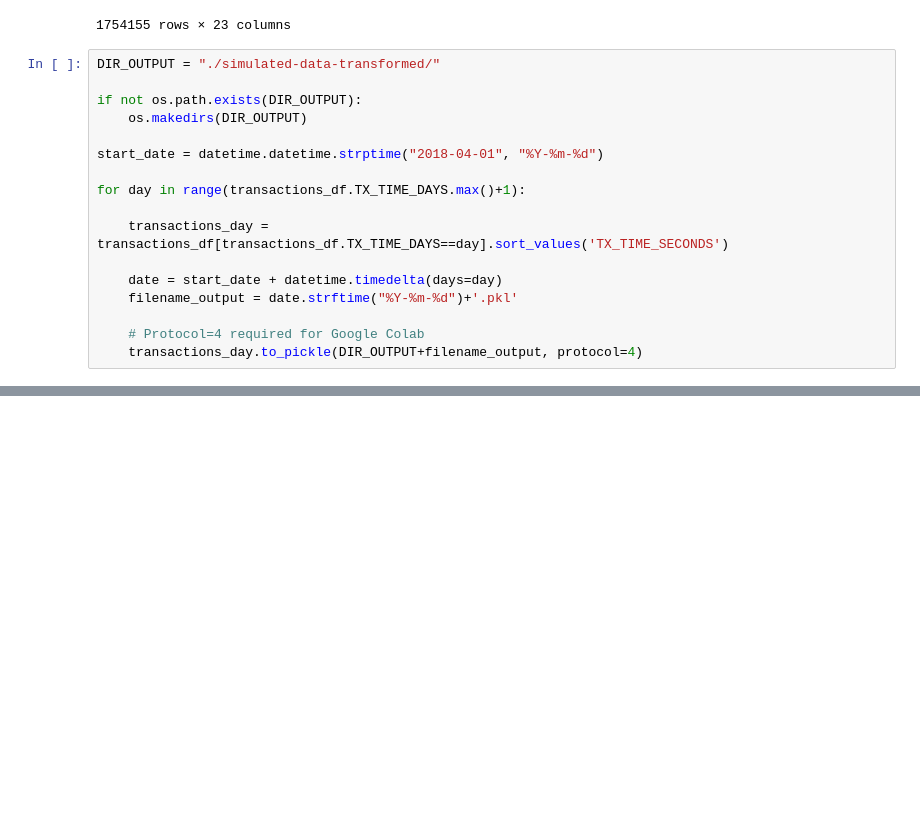
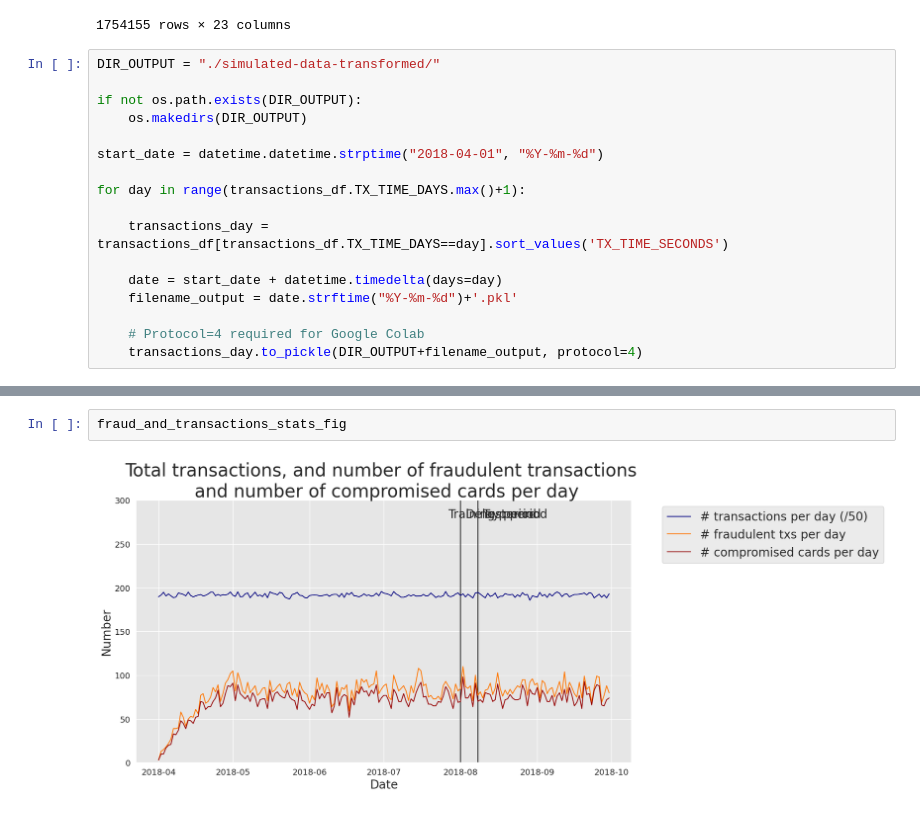
Before and after one commit to chandanravic/ML, a Jupyter notebook: credit_card_fraud_detection_google_collab.ipynb, the cells around one changed output, grey strips where cells are left out. Drawn from its saved outputs; the diff is of its cells as text; blank space fills up the shorter version.

```diff
--- a/credit_card_fraud_detection_google_collab.ipynb
+++ b/credit_card_fraud_detection_google_collab.ipynb
@@ -806,0 +908,4 @@ if not os.path.exists("simulated-data-transformed"):
+# %%
+fraud_and_transactions_stats_fig
+# %% [output]
+[figure, added]
```
Also changed, not shown: parts of 11 cells of this notebook.
